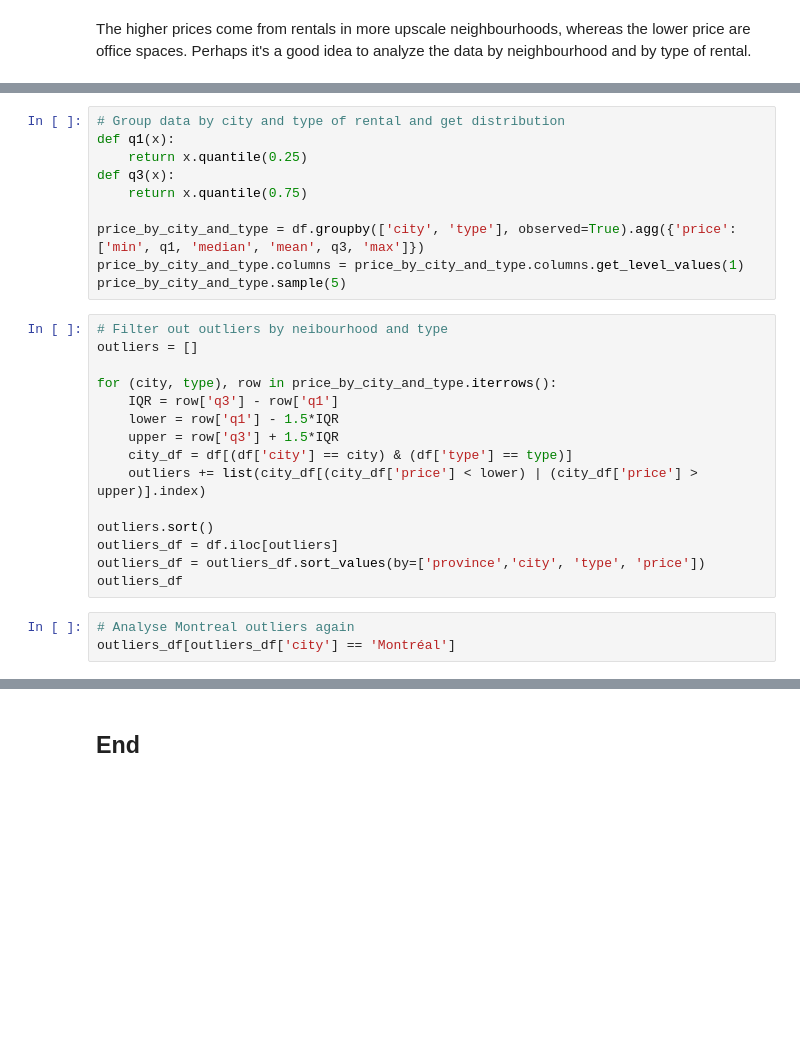
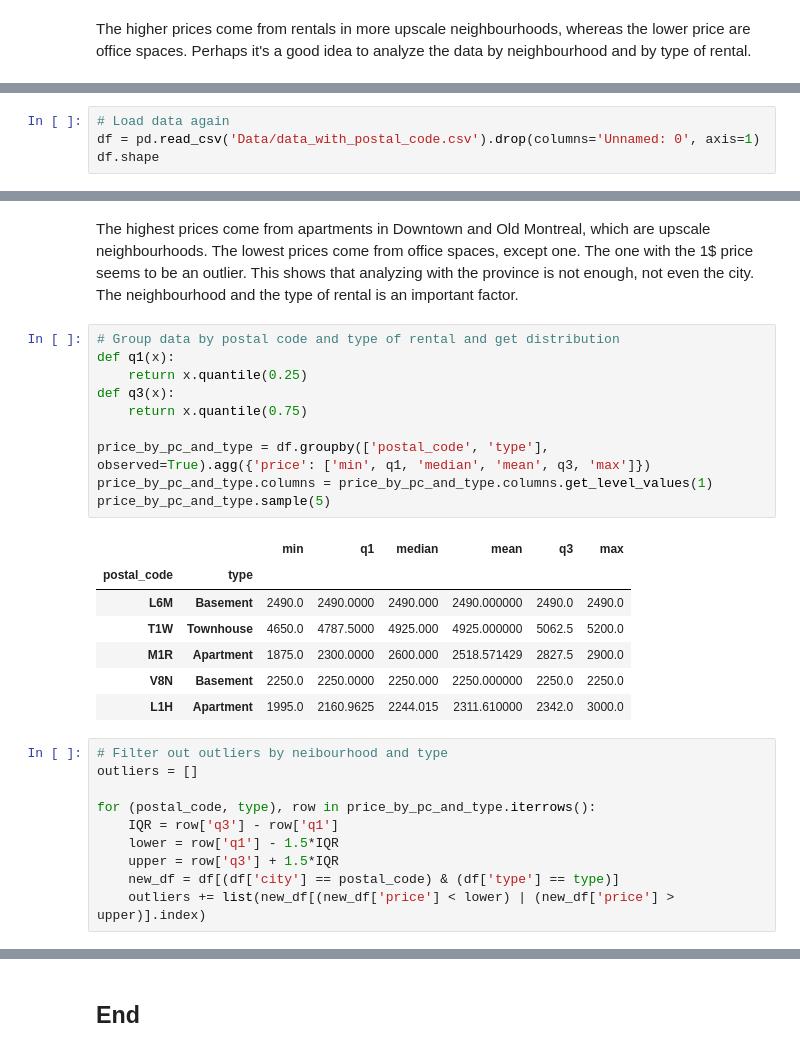
Before and after one commit to nadpierre/rental-prices-regression-project, a Jupyter notebook: DataAnalysis.ipynb, the cells around one changed output, grey strips where cells are left out. Drawn from its saved outputs; the diff is of its cells as text; blank space fills up the shorter version.

Commit message:
complete analysis with postal codes

```diff
--- a/DataAnalysis.ipynb
+++ b/DataAnalysis.ipynb
@@ -485,0 +480,4 @@ def get_zip_code(row):
+# %%
+# Load data again
+df = pd.read_csv('Data/data_with_postal_code.csv').drop(columns='Unnamed: 0', axis=1)
+df.shape
@@ -486,28 +508,30 @@ def get_zip_code(row):
+# %% [markdown]
+The highest prices come from apartments in Downtown and Old Montreal, which are upscale neighbourhoods. The lowest prices come from office spaces, except one. The one with the 1$ price seems to be an outlier. This shows that analyzing with the province is not enough, not even the city. The neighbourhood and the type of rental is an important factor.
 # %%
-# Group data by city and type of rental and get distribution
+# Group data by postal code and type of rental and get distribution
 def q1(x):
     return x.quantile(0.25)
 def q3(x):
     return x.quantile(0.75)
 
-price_by_city_and_type = df.groupby(['city', 'type'], observed=True).agg({'price': ['min', q1, 'median', 'mean', q3, 'max']})
-price_by_city_and_type.columns = price_by_city_and_type.columns.get_level_values(1)
-price_by_city_and_type.sample(5)
+price_by_pc_and_type = df.groupby(['postal_code', 'type'], observed=True).agg({'price': ['min', q1, 'median', 'mean', q3, 'max']})
+price_by_pc_and_type.columns = price_by_pc_and_type.columns.get_level_values(1)
+price_by_pc_and_type.sample(5)
+# %% [output]
+|  |  | min | q1 | median | mean | q3 | max |
+| postal_code | type |  |  |  |  |  |  |
+| L6M | Basement | 2490.0 | 2490.0000 | 2490.000 | 2490.000000 | 2490.0 | 2490.0 |
+| T1W | Townhouse | 4650.0 | 4787.5000 | 4925.000 | 4925.000000 | 5062.5 | 5200.0 |
+| M1R | Apartment | 1875.0 | 2300.0000 | 2600.000 | 2518.571429 | 2827.5 | 2900.0 |
+| V8N | Basement | 2250.0 | 2250.0000 | 2250.000 | 2250.000000 | 2250.0 | 2250.0 |
+| L1H | Apartment | 1995.0 | 2160.9625 | 2244.015 | 2311.610000 | 2342.0 | 3000.0 |
 # %%
 # Filter out outliers by neibourhood and type
 outliers = []
 
-for (city, type), row in price_by_city_and_type.iterrows():
+for (postal_code, type), row in price_by_pc_and_type.iterrows():
     IQR = row['q3'] - row['q1']
     lower = row['q1'] - 1.5*IQR
     upper = row['q3'] + 1.5*IQR
-    city_df = df[(df['city'] == city) & (df['type'] == type)]
-    outliers += list(city_df[(city_df['price'] < lower) | (city_df['price'] > upper)].index)
-
-outliers.sort()
-outliers_df = df.iloc[outliers]
-outliers_df = outliers_df.sort_values(by=['province','city', 'type', 'price'])
-outliers_df
+    new_df = df[(df['city'] == postal_code) & (df['type'] == type)]
+    outliers += list(new_df[(new_df['price'] < lower) | (new_df['price'] > upper)].index)
-# %%
-# Analyse Montreal outliers again
-outliers_df[outliers_df['city'] == 'Montréal']
```
Also changed, not shown: parts of 13 cells of this notebook, 2 other files.
